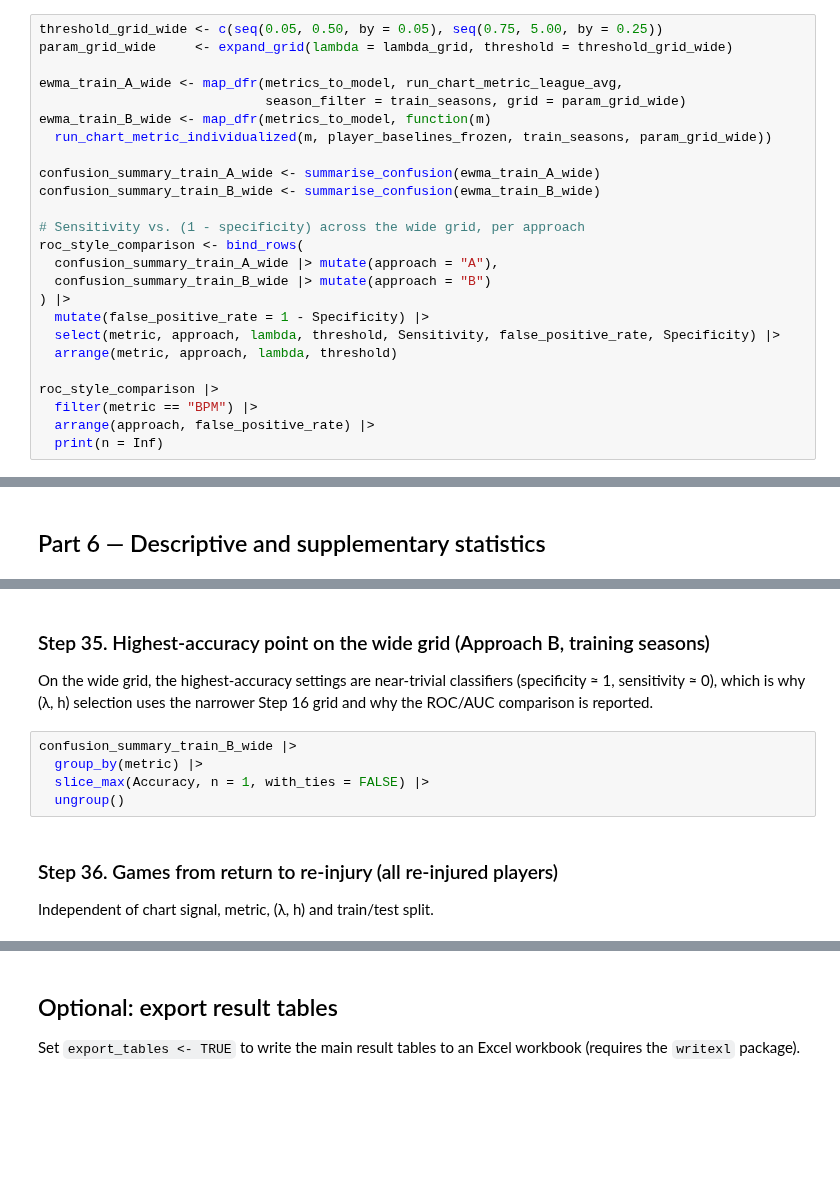
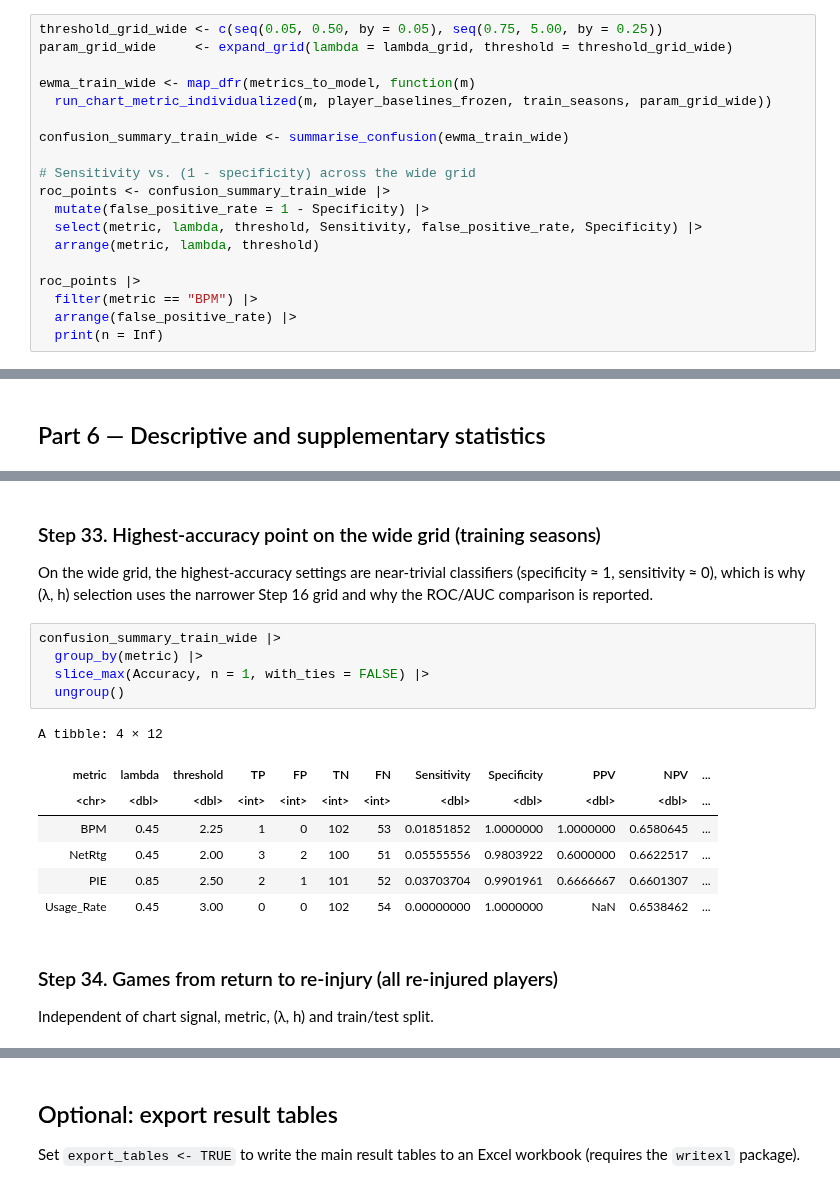
Before and after one commit to abrown9008/Sports-Analytics-and-Intelligence-Lab, a Jupyter notebook: NBA Injury Control Chart Study/NBA Injury Detection Control Chart Code.ipynb, the cells around one changed output, grey strips where cells are left out. Saved outputs shown, nothing was run; the diff lists cells and outputs as text; blank space fills up the shorter version.

```diff
--- a/NBA Injury Control Chart Study/NBA Injury Detection Control Chart Code.ipynb
+++ b/NBA Injury Control Chart Study/NBA Injury Detection Control Chart Code.ipynb
@@ -1114,24 +991,18 @@ The threshold grid is extended well beyond the selection grid so both approaches
 threshold_grid_wide <- c(seq(0.05, 0.50, by = 0.05), seq(0.75, 5.00, by = 0.25))
 param_grid_wide     <- expand_grid(lambda = lambda_grid, threshold = threshold_grid_wide)
 
-ewma_train_A_wide <- map_dfr(metrics_to_model, run_chart_metric_league_avg,
-                             season_filter = train_seasons, grid = param_grid_wide)
-ewma_train_B_wide <- map_dfr(metrics_to_model, function(m)
+ewma_train_wide <- map_dfr(metrics_to_model, function(m)
   run_chart_metric_individualized(m, player_baselines_frozen, train_seasons, param_grid_wide))
 
-confusion_summary_train_A_wide <- summarise_confusion(ewma_train_A_wide)
-confusion_summary_train_B_wide <- summarise_confusion(ewma_train_B_wide)
+confusion_summary_train_wide <- summarise_confusion(ewma_train_wide)
 
-# Sensitivity vs. (1 - specificity) across the wide grid, per approach
-roc_style_comparison <- bind_rows(
-  confusion_summary_train_A_wide |> mutate(approach = "A"),
-  confusion_summary_train_B_wide |> mutate(approach = "B")
-) |>
+# Sensitivity vs. (1 - specificity) across the wide grid
+roc_points <- confusion_summary_train_wide |>
   mutate(false_positive_rate = 1 - Specificity) |>
-  select(metric, approach, lambda, threshold, Sensitivity, false_positive_rate, Specificity) |>
-  arrange(metric, approach, lambda, threshold)
+  select(metric, lambda, threshold, Sensitivity, false_positive_rate, Specificity) |>
+  arrange(metric, lambda, threshold)
 
-roc_style_comparison |>
+roc_points |>
   filter(metric == "BPM") |>
-  arrange(approach, false_positive_rate) |>
+  arrange(false_positive_rate) |>
   print(n = Inf)
@@ -1433,13 +1467,21 @@ confusion_summary_train_individualized |>
 # %% [markdown]
-### Step 35. Highest-accuracy point on the wide grid (Approach B, training seasons)
+### Step 33. Highest-accuracy point on the wide grid (training seasons)
 On the wide grid, the highest-accuracy settings are near-trivial classifiers (specificity ≈ 1, sensitivity ≈ 0), which is why (λ, h) selection uses the narrower Step 16 grid and why the ROC/AUC comparison is reported.
 # %%
-confusion_summary_train_B_wide |>
+confusion_summary_train_wide |>
   group_by(metric) |>
   slice_max(Accuracy, n = 1, with_ties = FALSE) |>
   ungroup()
+# %% [output]
+A tibble: 4 × 12
+| metric | lambda | threshold | TP | FP | TN | FN | Sensitivity | Specificity | PPV | NPV | ... |
+| <chr> | <dbl> | <dbl> | <int> | <int> | <int> | <int> | <dbl> | <dbl> | <dbl> | <dbl> | ... |
+| BPM | 0.45 | 2.25 | 1 | 0 | 102 | 53 | 0.01851852 | 1.0000000 | 1.0000000 | 0.6580645 | ... |
+| NetRtg | 0.45 | 2.00 | 3 | 2 | 100 | 51 | 0.05555556 | 0.9803922 | 0.6000000 | 0.6622517 | ... |
+| PIE | 0.85 | 2.50 | 2 | 1 | 101 | 52 | 0.03703704 | 0.9901961 | 0.6666667 | 0.6601307 | ... |
+| Usage_Rate | 0.45 | 3.00 | 0 | 0 | 102 | 54 | 0.00000000 | 1.0000000 | NaN | 0.6538462 | ... |
 # %% [markdown]
-### Step 36. Games from return to re-injury (all re-injured players)
+### Step 34. Games from return to re-injury (all re-injured players)
 Independent of chart signal, metric, (λ, h) and train/test split.
 # %%
 games_until_reinjury <- qualifying_with_next_injury |>
```
Also changed, not shown: parts of 57 cells of this notebook.
